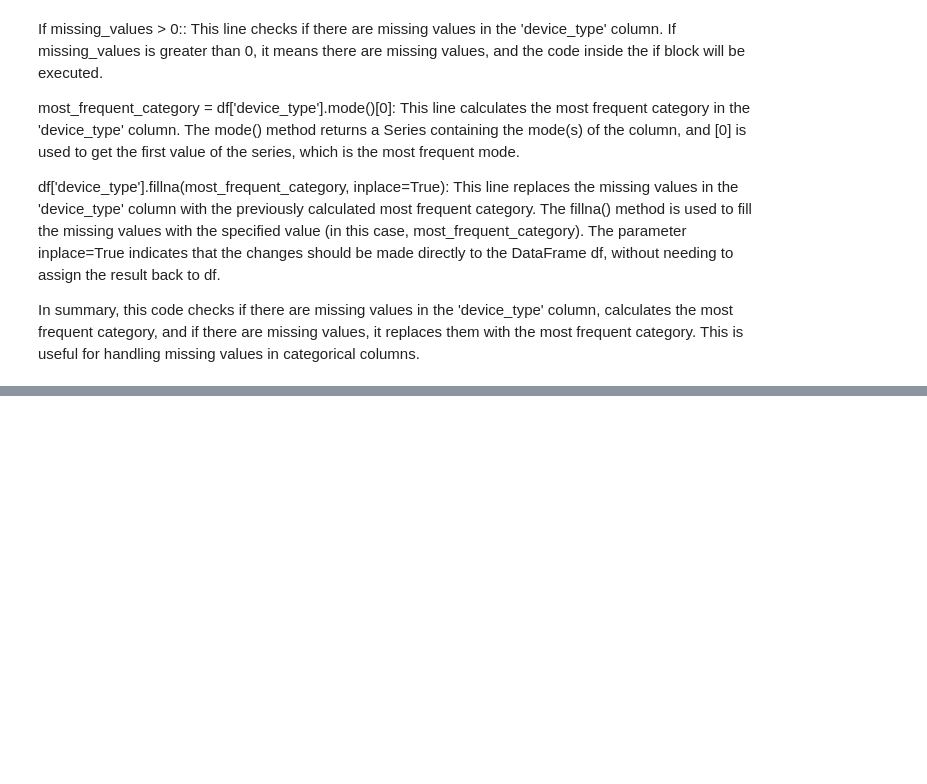
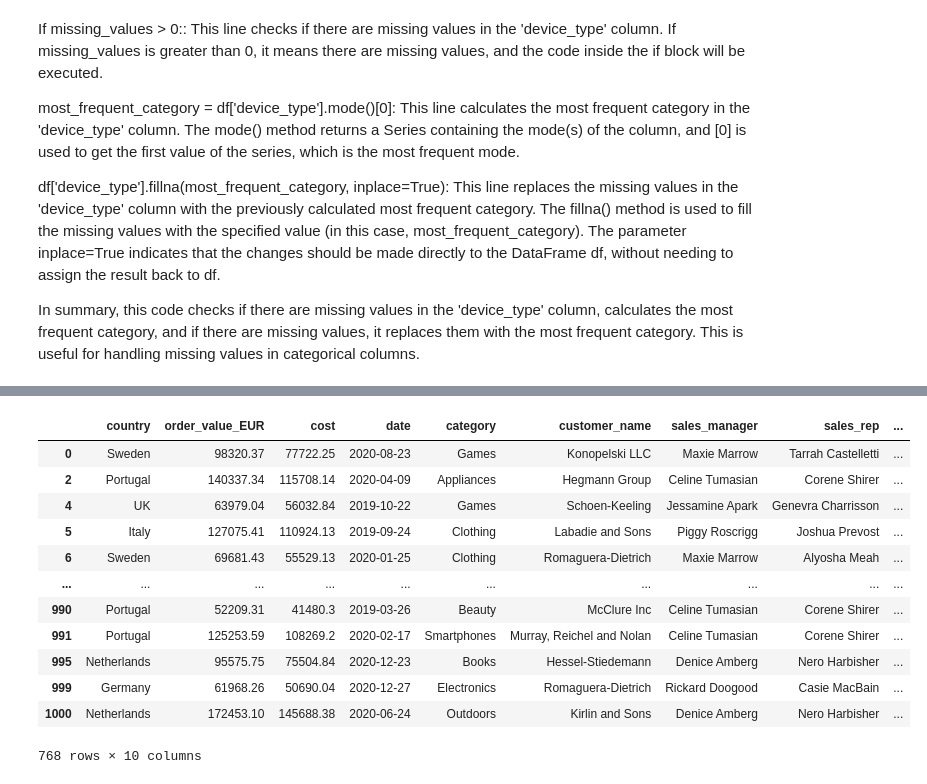
Before and after one commit to Badu1230/Badu1230, a Jupyter notebook: data-science-work-flow-in-python-and-chatgpt.ipynb, the cells around one changed output, grey strips where cells are left out. Saved outputs shown, nothing was run; the diff lists cells and outputs as text; code cells hidden in the pictures; blank space fills up the shorter version.

```diff
--- a/data-science-work-flow-in-python-and-chatgpt.ipynb
+++ b/data-science-work-flow-in-python-and-chatgpt.ipynb
@@ -143,0 +379,18 @@ print("Number of missing values in device_type:", missing_values)
+# %%
+Not_France_df = df[df['country'] != 'France']
+# %%
+Not_France_df
+# %% [output]
+|  | country | order_value_EUR | cost | date | category | customer_name | sales_manager | sales_rep | ... |
+| 0 | Sweden | 98320.37 | 77722.25 | 2020-08-23 | Games | Konopelski LLC | Maxie Marrow | Tarrah Castelletti | ... |
+| 2 | Portugal | 140337.34 | 115708.14 | 2020-04-09 | Appliances | Hegmann Group | Celine Tumasian | Corene Shirer | ... |
+| 4 | UK | 63979.04 | 56032.84 | 2019-10-22 | Games | Schoen-Keeling | Jessamine Apark | Genevra Charrisson | ... |
+| 5 | Italy | 127075.41 | 110924.13 | 2019-09-24 | Clothing | Labadie and Sons | Piggy Roscrigg | Joshua Prevost | ... |
+| 6 | Sweden | 69681.43 | 55529.13 | 2020-01-25 | Clothing | Romaguera-Dietrich | Maxie Marrow | Alyosha Meah | ... |
+| ... | ... | ... | ... | ... | ... | ... | ... | ... | ... |
+| 990 | Portugal | 52209.31 | 41480.3 | 2019-03-26 | Beauty | McClure Inc | Celine Tumasian | Corene Shirer | ... |
+| 991 | Portugal | 125253.59 | 108269.2 | 2020-02-17 | Smartphones | Murray, Reichel and Nolan | Celine Tumasian | Corene Shirer | ... |
+| 995 | Netherlands | 95575.75 | 75504.84 | 2020-12-23 | Books | Hessel-Stiedemann | Denice Amberg | Nero Harbisher | ... |
+| 999 | Germany | 61968.26 | 50690.04 | 2020-12-27 | Electronics | Romaguera-Dietrich | Rickard Doogood | Casie MacBain | ... |
+| 1000 | Netherlands | 172453.10 | 145688.38 | 2020-06-24 | Outdoors | Kirlin and Sons | Denice Amberg | Nero Harbisher | ... |
+768 rows × 10 columns
```
Also changed, not shown: parts of 26 cells of this notebook.
